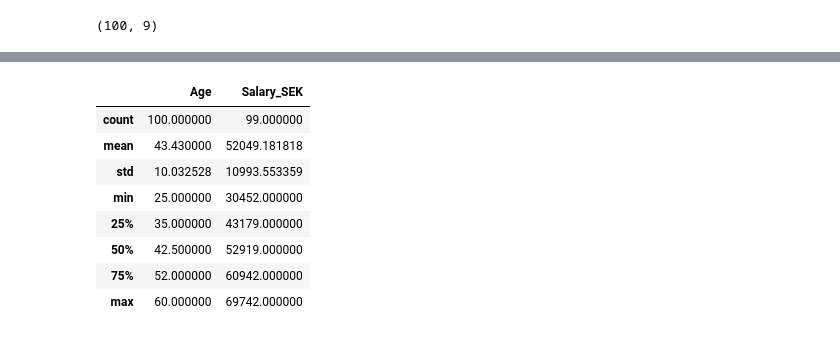
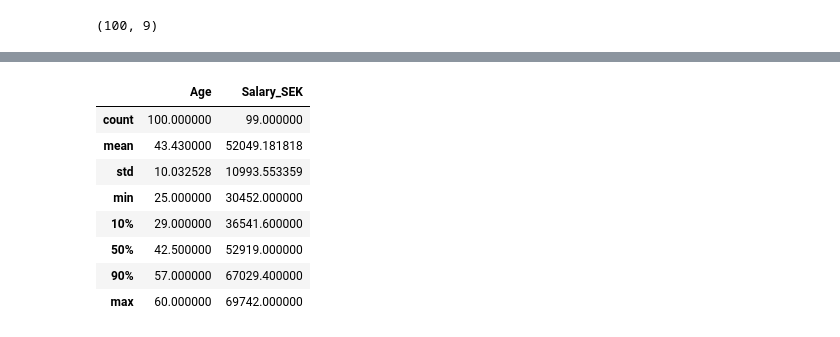
Before and after one commit to AntiSpiral-0/Fullstack_data_Yassine_Thayer, a Jupyter notebook: Exercice_1.ipynb, the cells around one changed output, grey strips where cells are left out. Drawn from its saved outputs; the diff is of its cells as text; code cells hidden in the pictures.

```diff
--- a/Exercice_1.ipynb
+++ b/Exercice_1.ipynb
@@ -43,14 +43,14 @@ Data columns (total 9 columns):
 dtypes: float64(1), int64(1), object(7)
 memory usage: 7.2+ KB
 # %%
-df_supahcoolsoft.describe()
+df_supahcoolsoft.describe(percentiles=(.1 ,.9))
 # %% [output]
 |  | Age | Salary_SEK |
 | count | 100.000000 | 99.000000 |
 | mean | 43.430000 | 52049.181818 |
 | std | 10.032528 | 10993.553359 |
 | min | 25.000000 | 30452.000000 |
-| 25% | 35.000000 | 43179.000000 |
+| 10% | 29.000000 | 36541.600000 |
 | 50% | 42.500000 | 52919.000000 |
-| 75% | 52.000000 | 60942.000000 |
+| 90% | 57.000000 | 67029.400000 |
 | max | 60.000000 | 69742.000000 |
```
Also changed, not shown: parts of 29 cells of this notebook, 2 other files.
